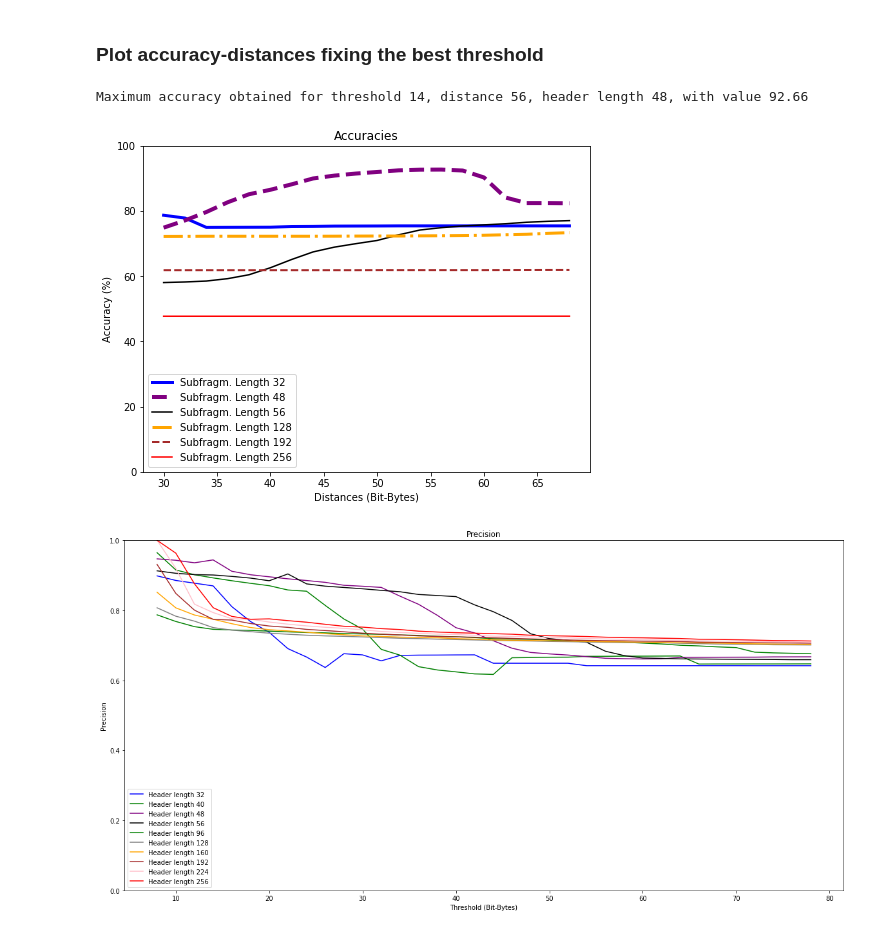
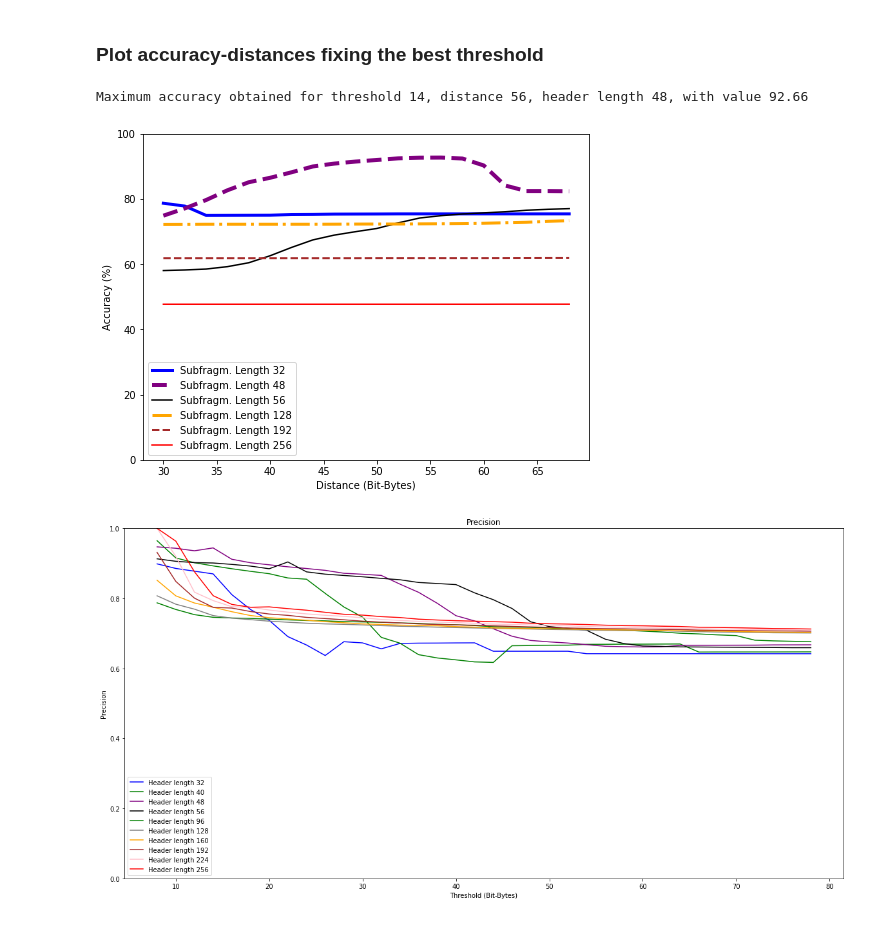
Before and after one commit to gomitolof/DAA-for-Ransomware-detection, a Jupyter notebook: models_mix/4F_mix_avg.ipynb, the cells around one changed output. Drawn from its saved outputs; the diff is of its cells as text; code cells hidden in the pictures.

```diff
--- a/models_mix/4F_mix_avg.ipynb
+++ b/models_mix/4F_mix_avg.ipynb
@@ -323,32 +323,32 @@ Maximum accuracy obtained for threshold 14, distance 56, header length 48, with
 # %%
 ind = np.unravel_index(np.argmax(acc_des, axis=None), acc_des.shape)
 t = ind[0]
 print("Maximum accuracy obtained for threshold %2d, distance %2d, header length %2d, with value %3.2f" % (thresholds[ind[0]], distances[ind[1]], 8*(ind[2]+1), acc_des[ind]))
 
 # Accuracy = (TP+TN)/(TP+TN+FP+FN)
 hl_dist = acc_des.transpose()
 
 # Plot of the accuracies obtained using different threshold and different header lengths
 plt.figure(figsize=(8,6))
-plt.title("Accuracies")
-plt.xlabel("Distances (Bit-Bytes)")
+#plt.title("Accuracies")
+plt.xlabel("Distance (Bit-Bytes)")
 plt.ylabel("Accuracy (%)")
 plt.plot(distances, hl_dist[3,:,t], color="blue",linewidth=3,linestyle='-', label="Subfragm. Length 32")
 #plt.plot(thresholds, hl_thresh[4][d], color="green", label="Length 40")
 plt.plot(distances, hl_dist[5,:,t], color="purple",linewidth=4,linestyle='--', label="Subfragm. Length 48")
 plt.plot(distances, hl_dist[6,:,t], color="black",linewidth=1.5,linestyle='-', label="Subfragm. Length 56")
 plt.plot(distances, hl_dist[15,:,t], color="orange",linewidth=3,linestyle='-.', label="Subfragm. Length 128")
 #plt.plot(thresholds, hl_thresh[19][d], color="orange", label="Fragm. length 160")
 plt.plot(distances, hl_dist[23,:,t], color="brown",linewidth=2,linestyle='--', label="Subfragm. Length 192")
 #plt.plot(thresholds, hl_thresh[27][d], color="pink", label="Fragm. length 224")
 plt.plot(distances, hl_dist[31,:,t], color="red",linewidth=1.5,linestyle='-', label="Subfragm. Length 256")
 plt.legend()
 plt.ylim([0, 100])
 plt.savefig('../Img/acc_4F_mix_dist.pdf')
 plt.show()
 # %% [output]
 Maximum accuracy obtained for threshold 14, distance 56, header length 48, with value 92.66
-[figure, old version]
+[figure, new version]
 # %%
 #Precision = TP/TP+FP
 
```
Also changed, not shown: 5 other files.
